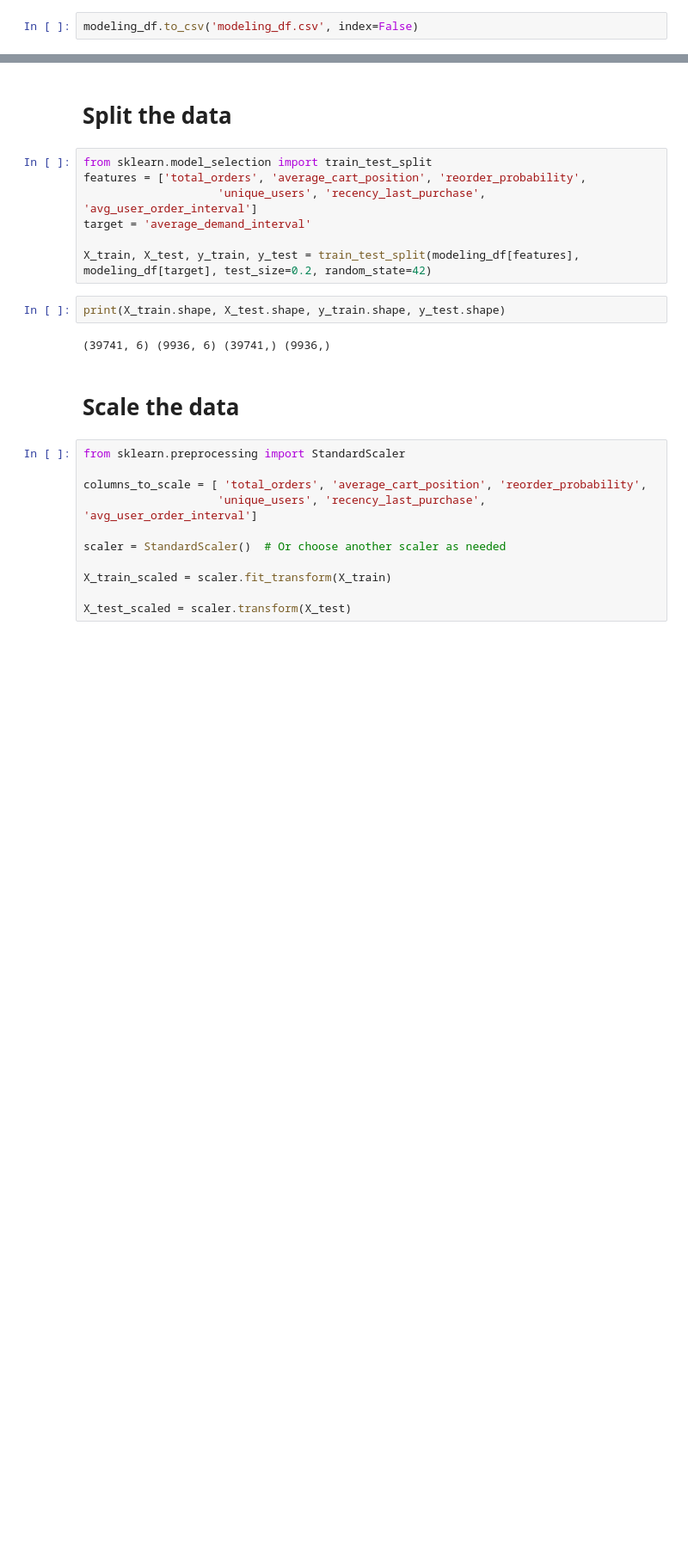
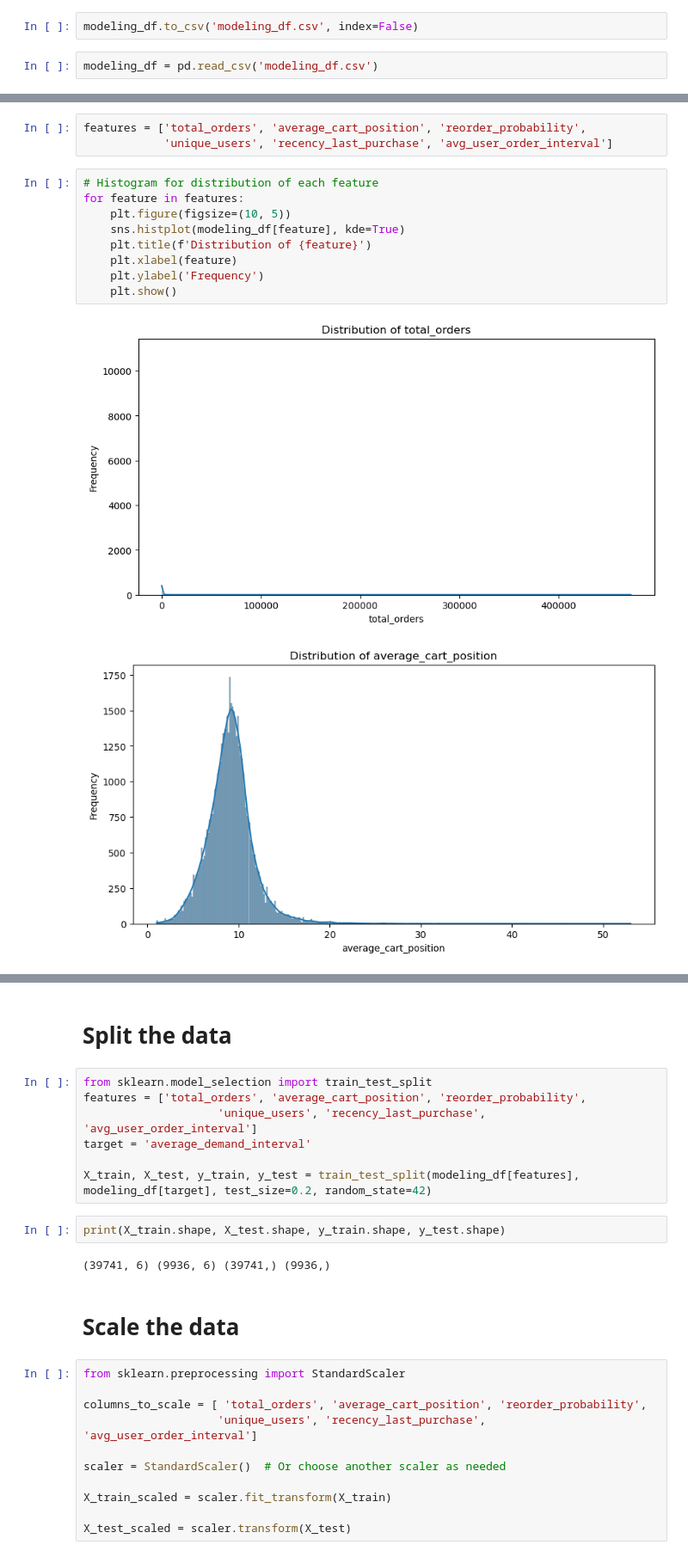
Before and after one commit to andrejet55/market_basket_analysis, a Jupyter notebook: preprocessing.ipynb, the cells around one changed output, grey strips where cells are left out. Shown at 86% size. Drawn from its saved outputs; the diff is of its cells as text; blank space fills up the shorter version.

Commit message:
visualization

```diff
--- a/preprocessing.ipynb
+++ b/preprocessing.ipynb
@@ -627,3 +627,5 @@ modeling_df.describe()
 | max | 49688.000000 | 30.000000 | 472565.000000 | 53.000000 | 0.941176 | ... |
 # %%
 modeling_df.to_csv('modeling_df.csv', index=False)
+# %%
+modeling_df = pd.read_csv('modeling_df.csv')
@@ -629,0 +665,15 @@ modeling_df.to_csv('modeling_df.csv', index=False)
+# %%
+features = ['total_orders', 'average_cart_position', 'reorder_probability',
+            'unique_users', 'recency_last_purchase', 'avg_user_order_interval']
+# %%
+# Histogram for distribution of each feature
+for feature in features:
+    plt.figure(figsize=(10, 5))
+    sns.histplot(modeling_df[feature], kde=True)
+    plt.title(f'Distribution of {feature}')
+    plt.xlabel(feature)
+    plt.ylabel('Frequency')
+    plt.show()
+# %% [output]
+[figure, added]
+[figure, added]
```
Also changed, not shown: parts of 9 cells of this notebook.
